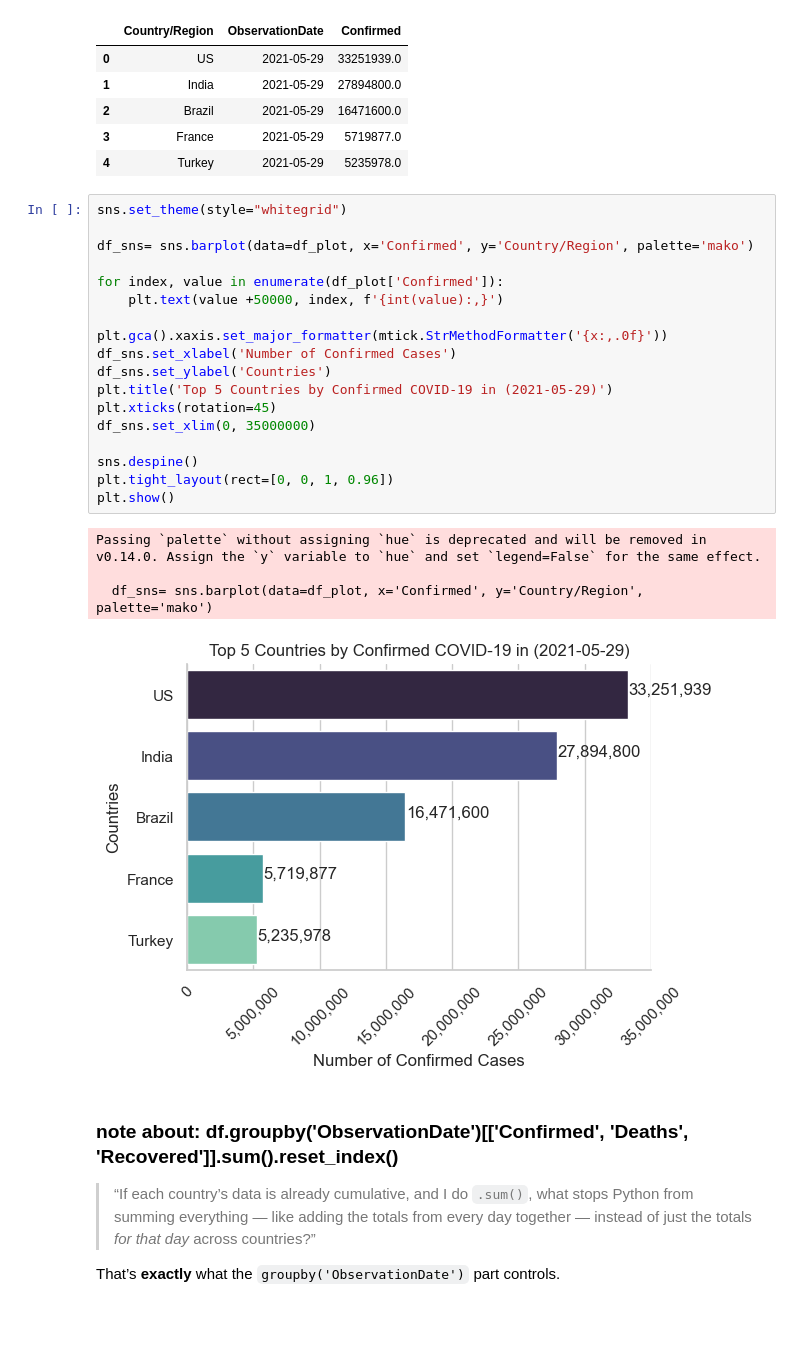
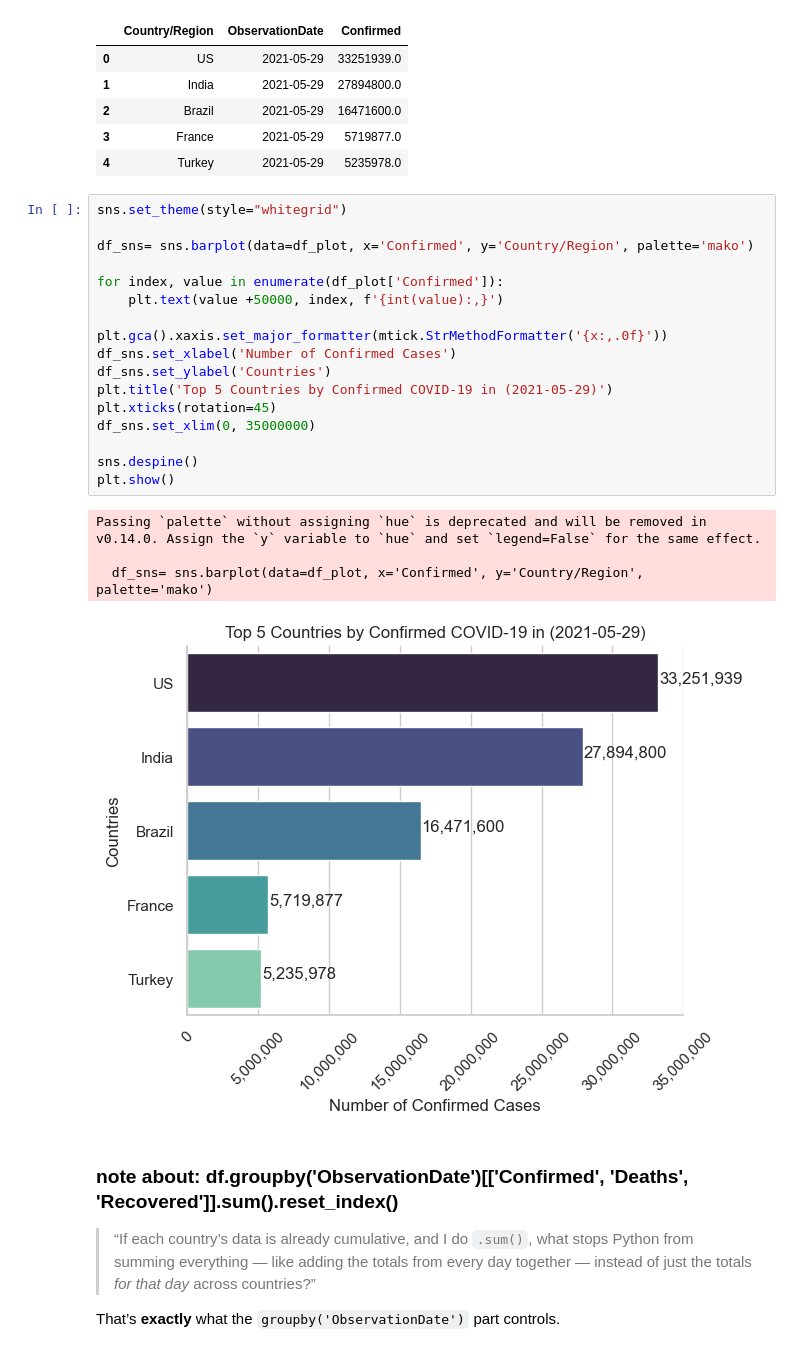
Before and after one commit to Mina-Makram-001/2_COVID-19_Analysis_Project, a Jupyter notebook: 1_EDA_Intro.ipynb, the cells around one changed output. Saved outputs shown, nothing was run; the diff lists cells and outputs as text; blank space fills up the shorter version.

```diff
--- a/1_EDA_Intro.ipynb
+++ b/1_EDA_Intro.ipynb
@@ -193,26 +193,25 @@ df_plot
 # %%
 sns.set_theme(style="whitegrid")
 
 df_sns= sns.barplot(data=df_plot, x='Confirmed', y='Country/Region', palette='mako')
 
 for index, value in enumerate(df_plot['Confirmed']):
     plt.text(value +50000, index, f'{int(value):,}')
 
 plt.gca().xaxis.set_major_formatter(mtick.StrMethodFormatter('{x:,.0f}'))
 df_sns.set_xlabel('Number of Confirmed Cases')
 df_sns.set_ylabel('Countries')
 plt.title('Top 5 Countries by Confirmed COVID-19 in (2021-05-29)')
 plt.xticks(rotation=45)
 df_sns.set_xlim(0, 35000000)
 
 sns.despine()
-plt.tight_layout(rect=[0, 0, 1, 0.96])
 plt.show()
 # %% [output]
 Passing `palette` without assigning `hue` is deprecated and will be removed in v0.14.0. Assign the `y` variable to `hue` and set `legend=False` for the same effect.
 
   df_sns= sns.barplot(data=df_plot, x='Confirmed', y='Country/Region', palette='mako')
-[figure, old version]
+[figure, new version]
 # %% [markdown]
 ### note about: df.groupby('ObservationDate')[['Confirmed', 'Deaths', 'Recovered']].sum().reset_index()
 
```
Also changed, not shown: parts of 1 cell of this notebook, 5 other files.
